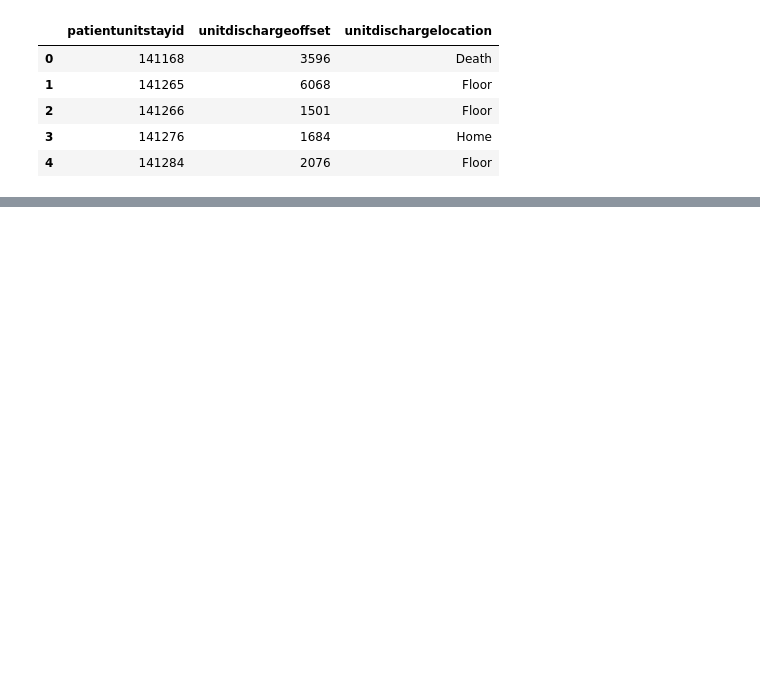
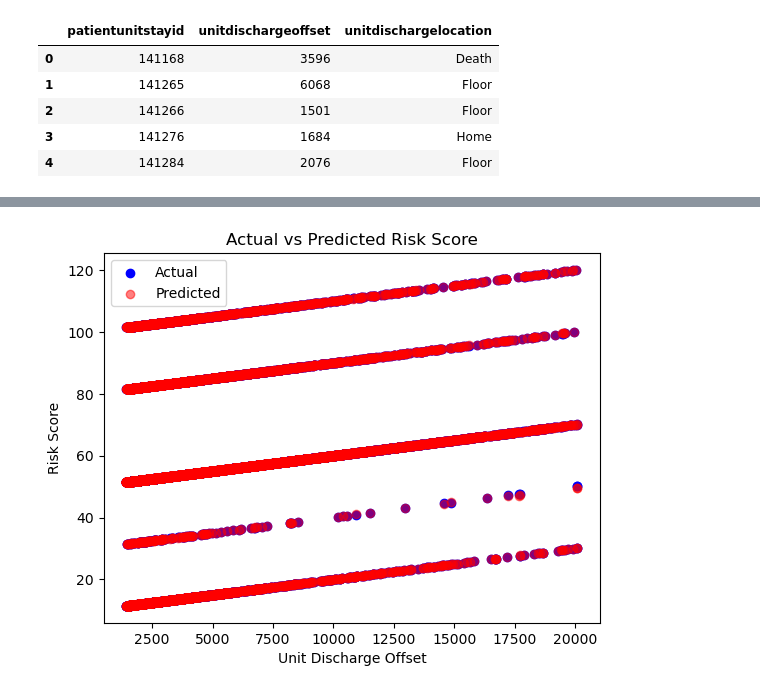
Before and after one commit to joy628/master-project, a Jupyter notebook: data-prepossing-2/patient.ipynb, the cells around one changed output, grey strips where cells are left out. Cells and saved outputs as stored; diff of their text form; code cells hidden in the pictures; blank space fills up the shorter version.

```diff
--- a/data-prepossing-2/patient.ipynb
+++ b/data-prepossing-2/patient.ipynb
@@ -208,6 +208,10 @@ freq_s
 # %%
 cols=[ 'patientunitstayid', 'unitdischargeoffset','unitdischargelocation']
 df_p1=df_p[cols]
+# %%
+# df_p1.to_csv(porcesseddir2 + 'selected_patient_relation_function.csv',index=False)
+
+df_p1=pd.read_csv(porcesseddir2 + 'selected_patient_relation_function.csv',index_col=False)
 # %%
 df_p1.head()
 # %% [output]
@@ -221,0 +301,23 @@ df_p1.head()
+# %%
+label_encoder=LabelEncoder()
+df_p1['unitdischargelocation_encoded'] = label_encoder.fit_transform(df_p1['discharge_risk_category'])
+X = df_p1[['unitdischargeoffset', 'unitdischargelocation_encoded']]
+y = df_p1['risk_score']
+# %%
+X_train, X_test, y_train, y_test = train_test_split(X, y, test_size=0.2, random_state=42)
+
+# 使用随机森林模型
+rf_model = RandomForestRegressor(n_estimators=100, random_state=42)
+rf_model.fit(X_train, y_train)
+
+# 预测
+y_pred = rf_model.predict(X_test)
+
+# 评估模型
+mse = mean_squared_error(y_test, y_pred)
+print("均方误差：", mse)
+
+# 输出部分预测结果
+df_test_results = X_test.copy()
+df_test_results['predicted_risk_score'] = y_pred
+df_test_results.head()
@@ -221,0 +332,12 @@ df_p1.head()
+# %%
+import matplotlib.pyplot as plt
+
+plt.scatter(X_test['unitdischargeoffset'], y_test, color='blue', label='Actual')
+plt.scatter(X_test['unitdischargeoffset'], y_pred, color='red', label='Predicted', alpha=0.5)
+plt.xlabel('Unit Discharge Offset')
+plt.ylabel('Risk Score')
+plt.title('Actual vs Predicted Risk Score')
+plt.legend()
+plt.show()
+# %% [output]
+[figure, added]
```
Also changed, not shown: parts of 12 cells of this notebook, 2 other files.
